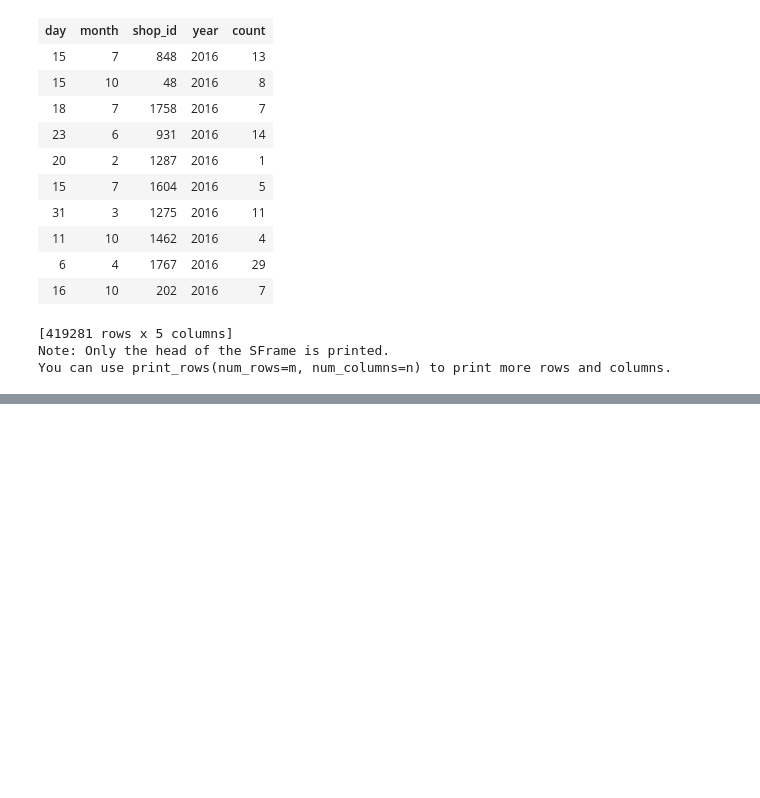
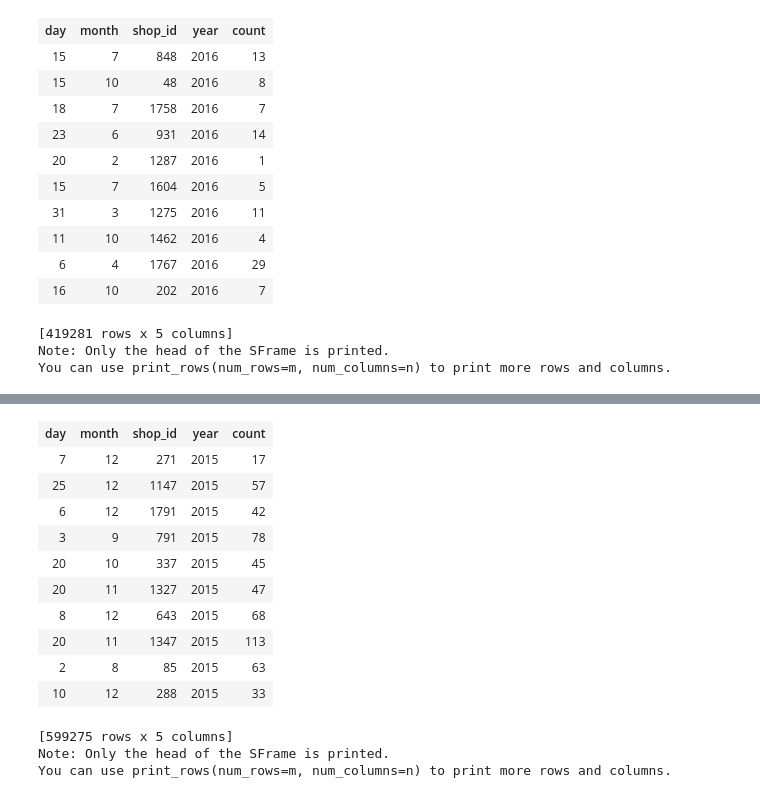
Before and after one commit to rpalsaxena/koubei, a Jupyter notebook: seperationO-O.ipynb, the cells around one changed output, grey strips where cells are left out. Cells and saved outputs as stored; diff of their text form; code cells hidden in the pictures; blank space fills up the shorter version.

```diff
--- a/seperationO-O.ipynb
+++ b/seperationO-O.ipynb
@@ -146,3 +151,21 @@ user_pay_grouped
+# %%
+user_pay_grouped.save('user_pay_grouped.csv', format= 'csv')
+user_pay_grouped
+# %% [output]
+| day | month | shop_id | year | count |
+| 7 | 12 | 271 | 2015 | 17 |
+| 25 | 12 | 1147 | 2015 | 57 |
+| 6 | 12 | 1791 | 2015 | 42 |
+| 3 | 9 | 791 | 2015 | 78 |
+| 20 | 10 | 337 | 2015 | 45 |
+| 20 | 11 | 1327 | 2015 | 47 |
+| 8 | 12 | 643 | 2015 | 68 |
+| 20 | 11 | 1347 | 2015 | 113 |
+| 2 | 8 | 85 | 2015 | 63 |
+| 10 | 12 | 288 | 2015 | 33 |
+[599275 rows x 5 columns]
+Note: Only the head of the SFrame is printed.
+You can use print_rows(num_rows=m, num_columns=n) to print more rows and columns.
 # %%
 day = gl.SArray([])
 month = gl.SArray([])
```
Also changed, not shown: parts of 9 cells of this notebook, 2 other files.
